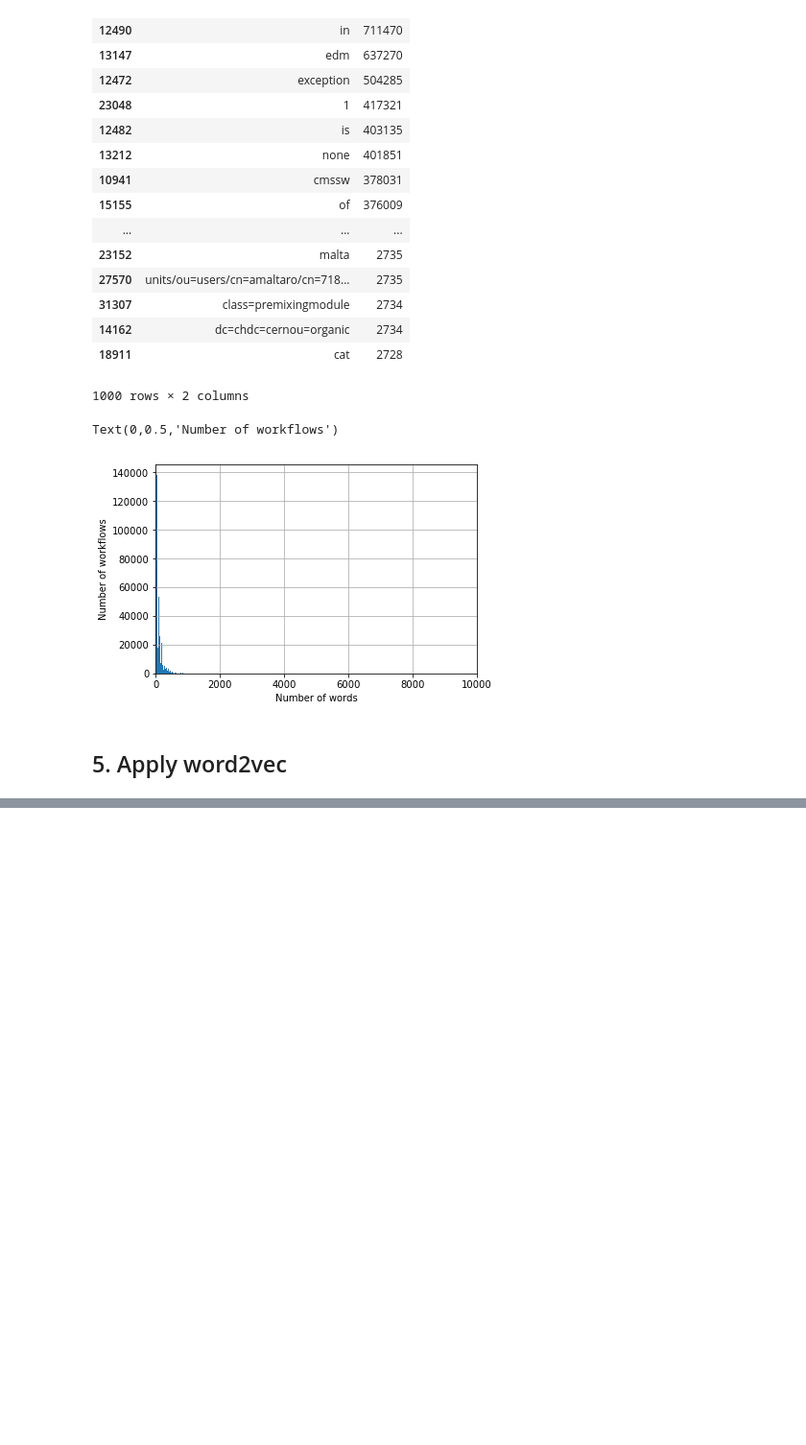
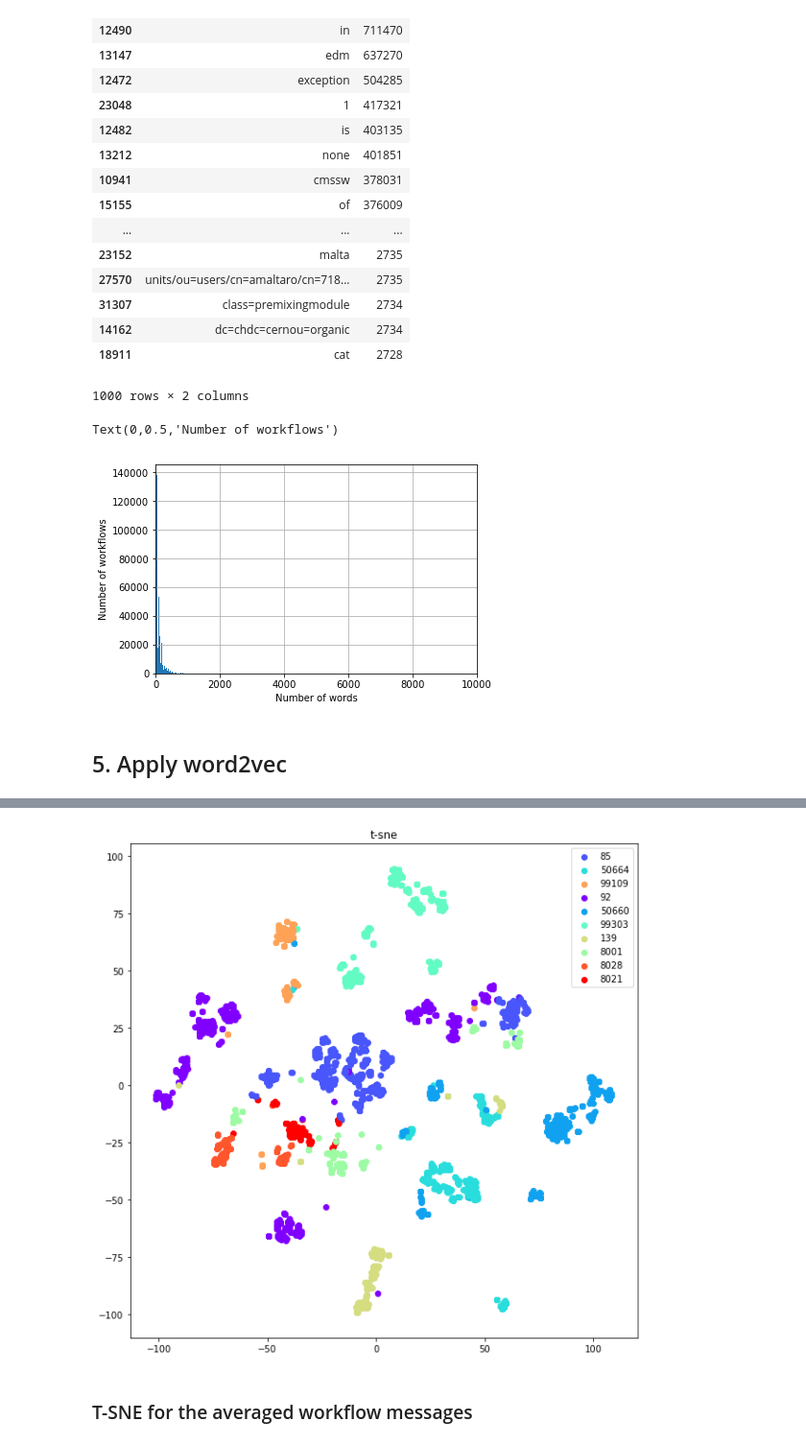
Before and after one commit to llayer/AIErrorLogAnalysis, a Jupyter notebook: preprocessing/w2v.ipynb, the cells around one changed output, grey strips where cells are left out. Shown at 96% size. Drawn from its saved outputs; the diff is of its cells as text; code cells hidden in the pictures; blank space fills up the shorter version.

```diff
--- a/preprocessing/w2v.ipynb
+++ b/preprocessing/w2v.ipynb
@@ -234,0 +313,7 @@ map directly to c-types [inferred_type->mixed,key->block1_values] [items->['task
+# %%
+reload(w2v_analysis)
+w2v_analysis.plot_tsne_error(tokens, 'error', 5000)
+# %% [output]
+[figure, added]
+# %% [markdown]
+### T-SNE for the averaged workflow messages
```
Also changed, not shown: parts of 37 cells of this notebook, 1 other file.
